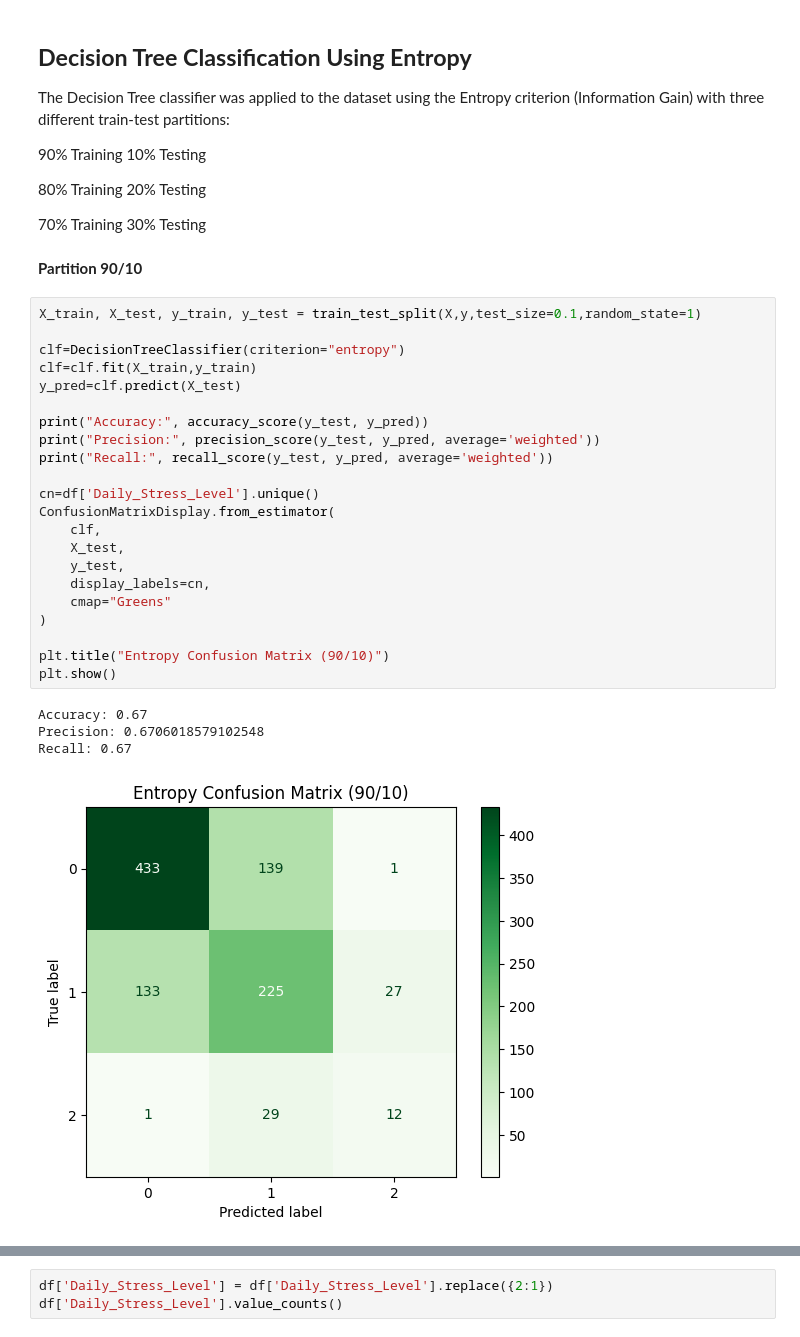
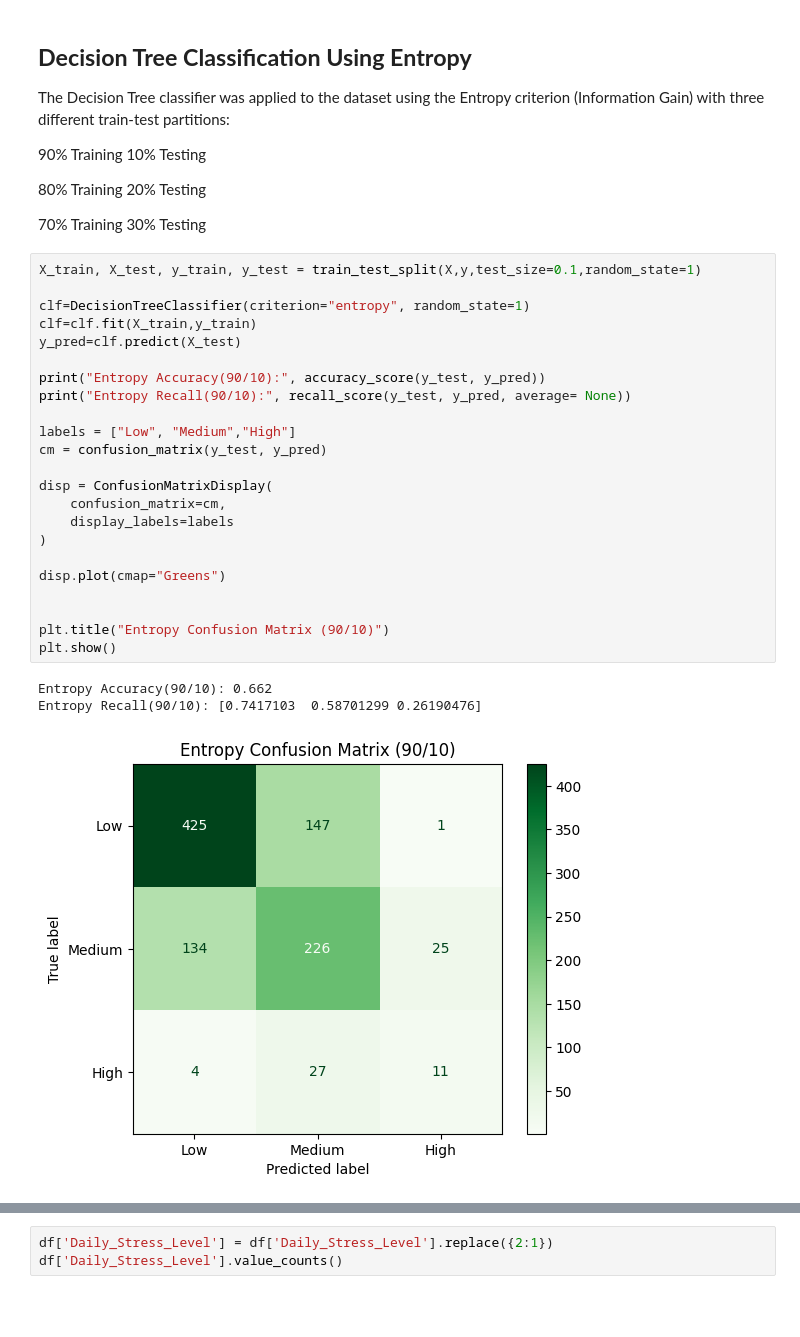
Before and after one commit to hend-22/-IT326-Project, a Jupyter notebook: Reports/Phase3.ipynb, the cells around one changed output, grey strips where cells are left out. Drawn from its saved outputs; the diff is of its cells as text; blank space fills up the shorter version.

```diff
--- a/Reports/Phase3.ipynb
+++ b/Reports/Phase3.ipynb
@@ -186,32 +186,30 @@ The Decision Tree classifier was applied to the dataset using the Entropy criter
 80% Training  20% Testing
 
 70% Training  30% Testing
-# %% [markdown]
-**Partition 90/10**
 # %%
 X_train, X_test, y_train, y_test = train_test_split(X,y,test_size=0.1,random_state=1)
 
-clf=DecisionTreeClassifier(criterion="entropy")
+clf=DecisionTreeClassifier(criterion="entropy", random_state=1)
 clf=clf.fit(X_train,y_train)
 y_pred=clf.predict(X_test)
 
-print("Accuracy:", accuracy_score(y_test, y_pred))
-print("Precision:", precision_score(y_test, y_pred, average='weighted'))
-print("Recall:", recall_score(y_test, y_pred, average='weighted'))
+print("Entropy Accuracy(90/10):", accuracy_score(y_test, y_pred))
+print("Entropy Recall(90/10):", recall_score(y_test, y_pred, average= None))
 
-cn=df['Daily_Stress_Level'].unique()
-ConfusionMatrixDisplay.from_estimator(
-    clf,
-    X_test,
-    y_test,
-    display_labels=cn,
-    cmap="Greens"
+labels = ["Low", "Medium","High"]
+cm = confusion_matrix(y_test, y_pred)
+
+disp = ConfusionMatrixDisplay(
+    confusion_matrix=cm,
+    display_labels=labels
 )
+
+disp.plot(cmap="Greens")
+
 
 plt.title("Entropy Confusion Matrix (90/10)")
 plt.show()
 # %% [output]
-Accuracy: 0.67
-Precision: 0.6706018579102548
-Recall: 0.67
+Entropy Accuracy(90/10): 0.662
+Entropy Recall(90/10): [0.7417103  0.58701299 0.26190476]
-[figure, old version]
+[figure, new version]
```
Also changed, not shown: parts of 29 cells of this notebook.
